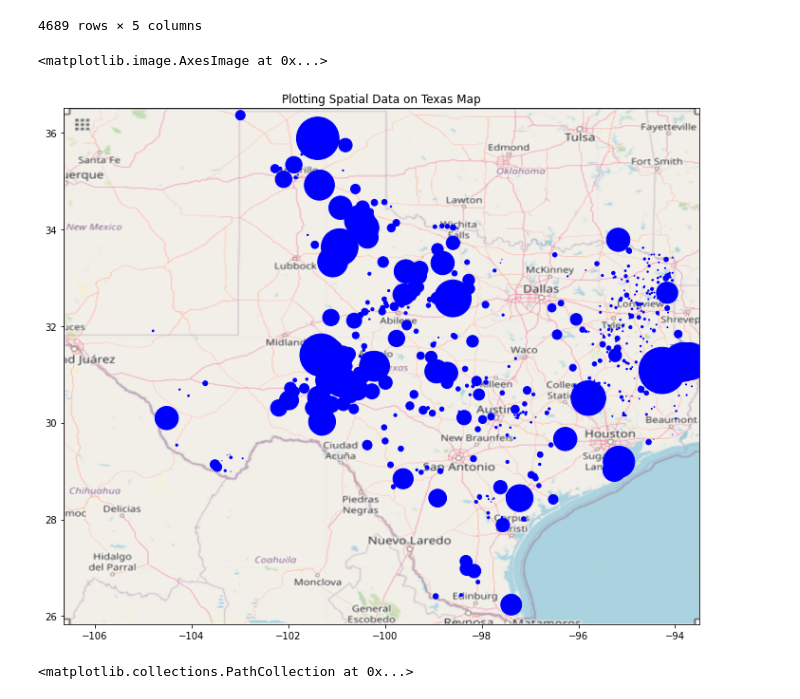
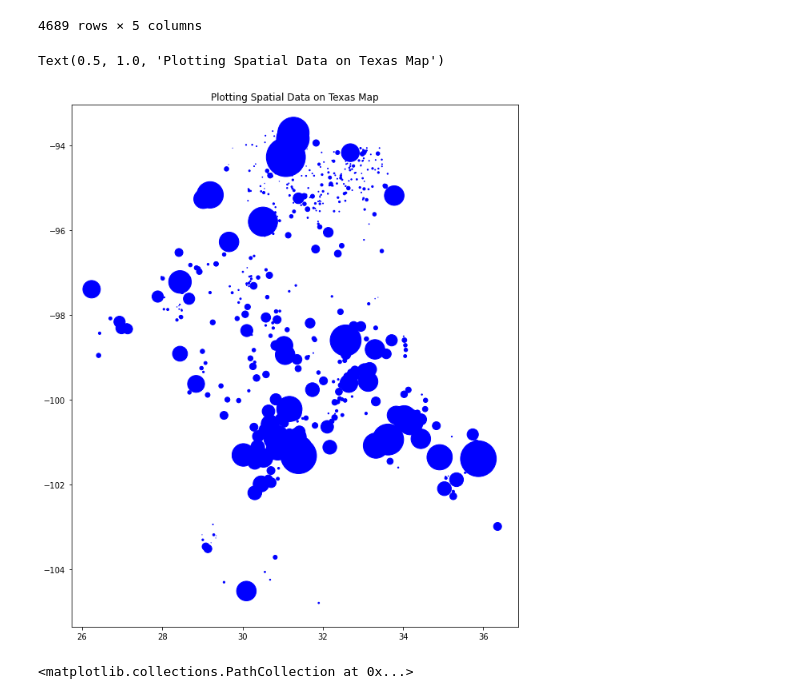
Before and after one commit to ManaswineeB/datanators, a Jupyter notebook: Tushar/TAMIDS_NIFC.ipynb, the cells around one changed output. Saved outputs shown, nothing was run; the diff lists cells and outputs as text; code cells hidden in the pictures.

```diff
--- a/Tushar/TAMIDS_NIFC.ipynb
+++ b/Tushar/TAMIDS_NIFC.ipynb
@@ -85,16 +85,16 @@ dftx
 # %%
 x_range = [-106.646,-93.508]
 y_range = [25.837,36.5]
 from PIL import Image
 img = Image.open('/content/drive/Shareddrives/Datanators/Data/Texas_map.png')
 
 BBox = (x_range[0],x_range[1],y_range[0],y_range[1])
-fig, ax = plt.subplots(figsize = (12,12))
-ax.scatter(dftx[dftx['FireYear']==Year]['X'], dftx[dftx['FireYear']==Year]['Y'], zorder=1, alpha= 1, c='b', s = dftx[dftx['FireYear']==Year]['DiscoveryAcres'])
+fig, ax = plt.subplots(figsize = (10,12))
+ax.scatter(dftx[dftx['FireYear']==Year]['Y'], dftx[dftx['FireYear']==Year]['X'], zorder=1, alpha= 1, c='b', s = dftx[dftx['FireYear']==Year]['DiscoveryAcres'])
 ax.set_title('Plotting Spatial Data on Texas Map')
-ax.set_xlim(x_range[0],x_range[1])
-ax.set_ylim(y_range[0],y_range[1])
-ax.imshow(img, zorder=0, extent = BBox, aspect= 'equal')
+#ax.set_xlim(x_range[0],x_range[1])
+#ax.set_ylim(y_range[0],y_range[1])
+#ax.imshow(img, zorder=0, extent = BBox, aspect= 'equal')
 # %% [output]
-<matplotlib.image.AxesImage at 0x...>
+Text(0.5, 1.0, 'Plotting Spatial Data on Texas Map')
-[figure, old version]
+[figure, new version]
```
Also changed, not shown: parts of 7 cells of this notebook.
